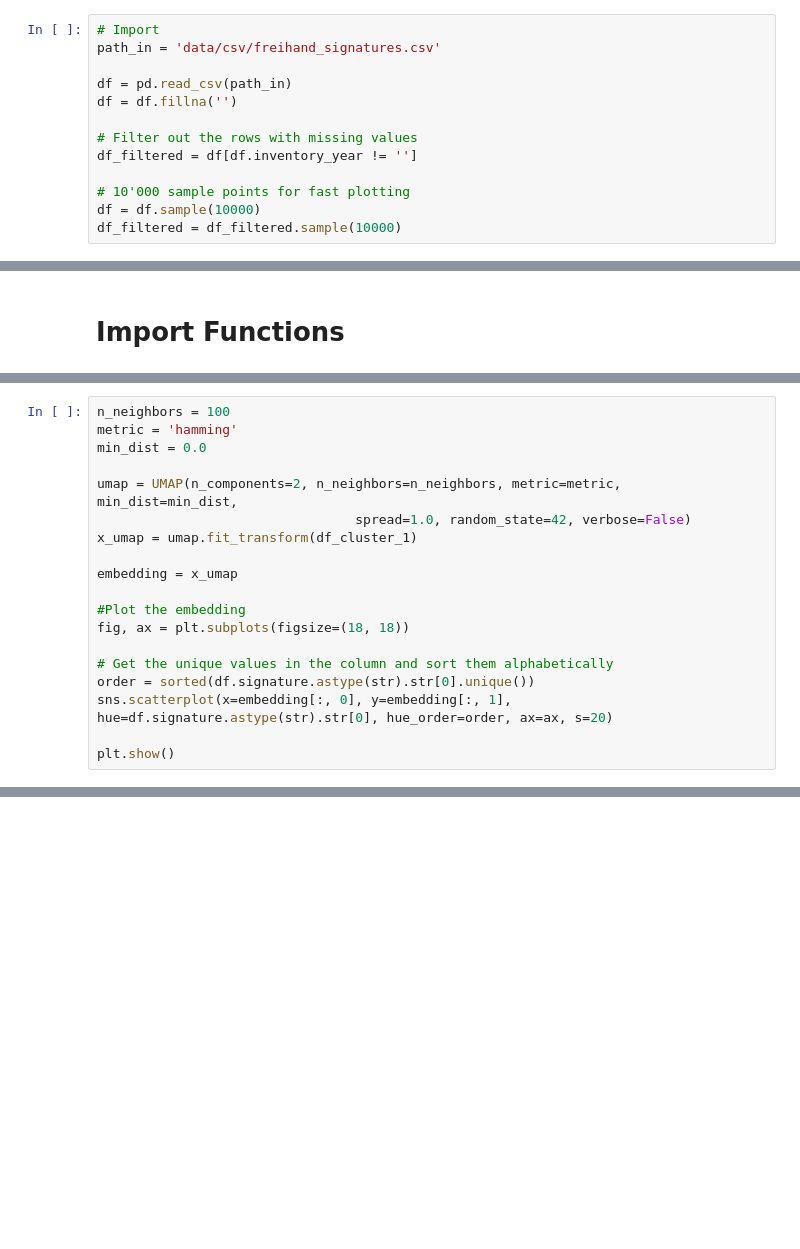
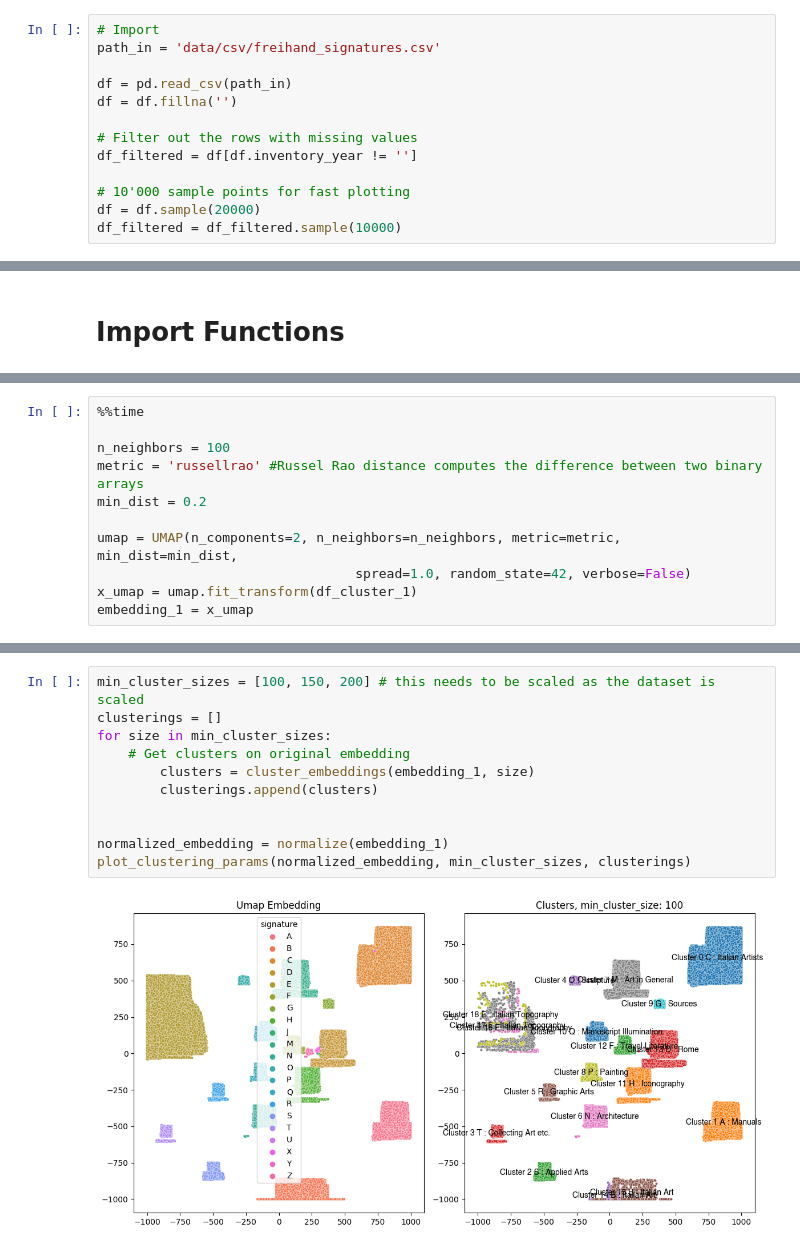
Before and after one commit to hanaCasey/BHVizData, a Jupyter notebook: iterative_approach.ipynb, the cells around one changed output, grey strips where cells are left out. Saved outputs shown, nothing was run; the diff lists cells and outputs as text; blank space fills up the shorter version.

```diff
--- a/iterative_approach.ipynb
+++ b/iterative_approach.ipynb
@@ -31,7 +37,7 @@ df = df.fillna('')
 df_filtered = df[df.inventory_year != '']
 
 # 10'000 sample points for fast plotting
-df = df.sample(10000)
+df = df.sample(20000)
 df_filtered = df_filtered.sample(10000)
 # %%
 # text cols for wordclouds, cluster cols for clustering
@@ -220,19 +174,0 @@ def run_umap_on_clusters(df, clusters, n_neighbors = 10, metric = 'hamming', min
-# %%
-n_neighbors = 100
-metric = 'hamming'
-min_dist = 0.0
-
-umap = UMAP(n_components=2, n_neighbors=n_neighbors, metric=metric, min_dist=min_dist,
-                                 spread=1.0, random_state=42, verbose=False)
-x_umap = umap.fit_transform(df_cluster_1)
-
-embedding = x_umap
-
-#Plot the embedding
-fig, ax = plt.subplots(figsize=(18, 18))
-
-# Get the unique values in the column and sort them alphabetically
-order = sorted(df.signature.astype(str).str[0].unique())
-sns.scatterplot(x=embedding[:, 0], y=embedding[:, 1], hue=df.signature.astype(str).str[0], hue_order=order, ax=ax, s=20)
-
-plt.show()
@@ -240,0 +175,11 @@ plt.show()
+# %%
+%%time
+
+n_neighbors = 100
+metric = 'russellrao' #Russel Rao distance computes the difference between two binary arrays
+min_dist = 0.2
+
+umap = UMAP(n_components=2, n_neighbors=n_neighbors, metric=metric, min_dist=min_dist,
+                                 spread=1.0, random_state=42, verbose=False)
+x_umap = umap.fit_transform(df_cluster_1)
+embedding_1 = x_umap
@@ -240,0 +250,13 @@ plt.show()
+# %%
+min_cluster_sizes = [100, 150, 200] # this needs to be scaled as the dataset is scaled
+clusterings = []
+for size in min_cluster_sizes:
+    # Get clusters on original embedding
+        clusters = cluster_embeddings(embedding_1, size)
+        clusterings.append(clusters)
+
+
+normalized_embedding = normalize(embedding_1)
+plot_clustering_params(normalized_embedding, min_cluster_sizes, clusterings)
+# %% [output]
+[figure, added]
```
Also changed, not shown: parts of 17 cells of this notebook.
